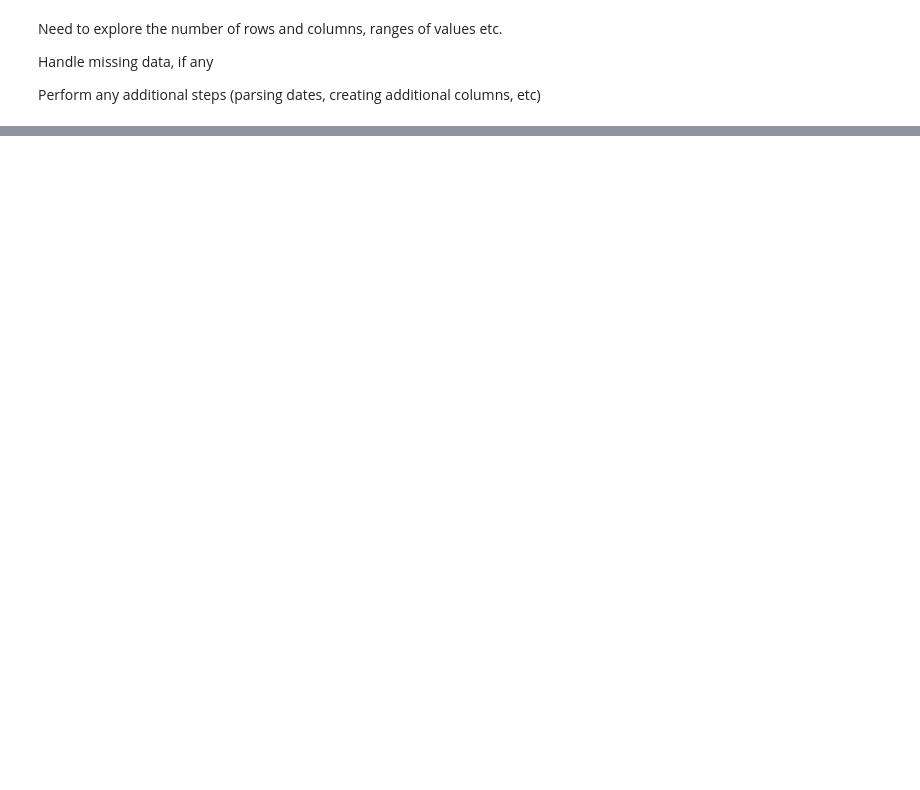
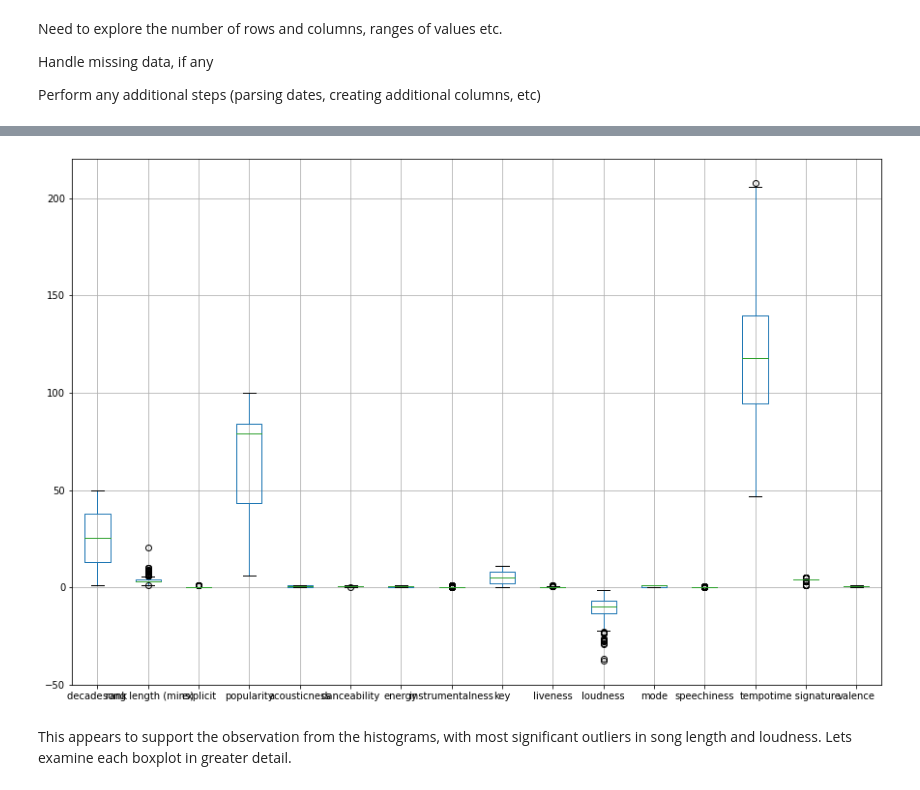
Before and after one commit to freddielloyd/SDPA_Coursework, a Jupyter notebook: Part 3 - Data Analytics/Part_3_Data_Analytics.ipynb, the cells around one changed output, grey strips where cells are left out. Cells and saved outputs as stored; diff of their text form; code cells hidden in the pictures; blank space fills up the shorter version.

```diff
--- a/Part 3 - Data Analytics/Part_3_Data_Analytics.ipynb
+++ b/Part 3 - Data Analytics/Part_3_Data_Analytics.ipynb
@@ -294,0 +583,6 @@ Name: Popularity, dtype: float64
+# %%
+_, bp = pd.DataFrame.boxplot(dataset, return_type = 'both', figsize = (15, 10))
+# %% [output]
+[figure, added]
+# %% [markdown]
+This appears to support the observation from the histograms, with most significant outliers in song length and loudness. Lets examine each boxplot in greater detail.
```
Also changed, not shown: parts of 89 cells of this notebook, 1 other file.
